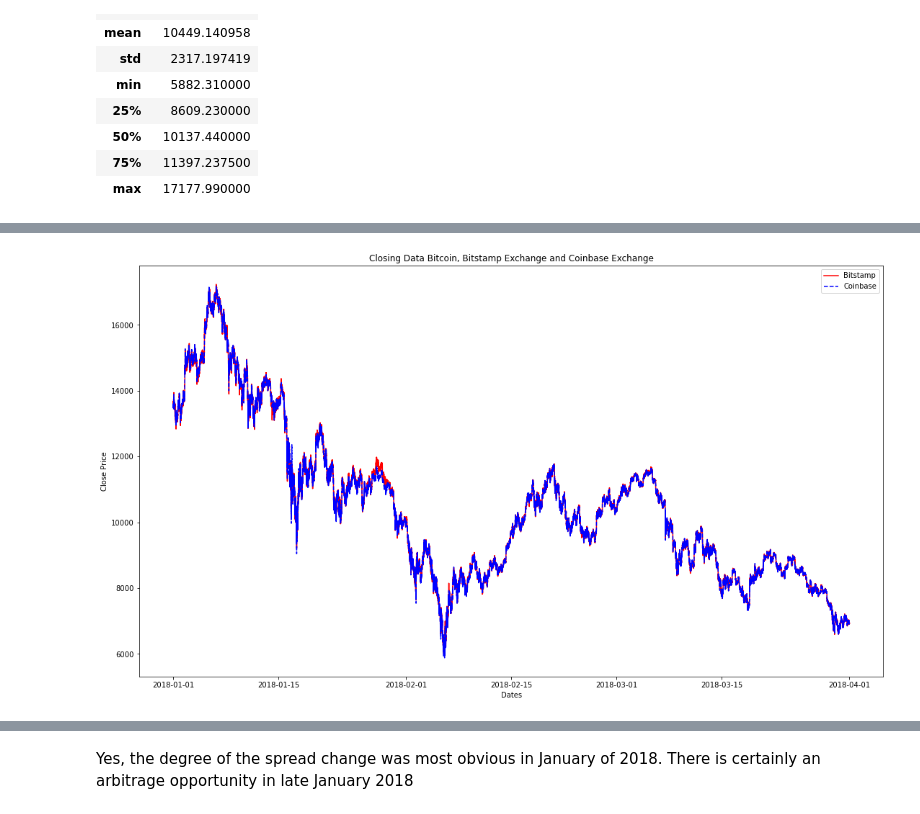
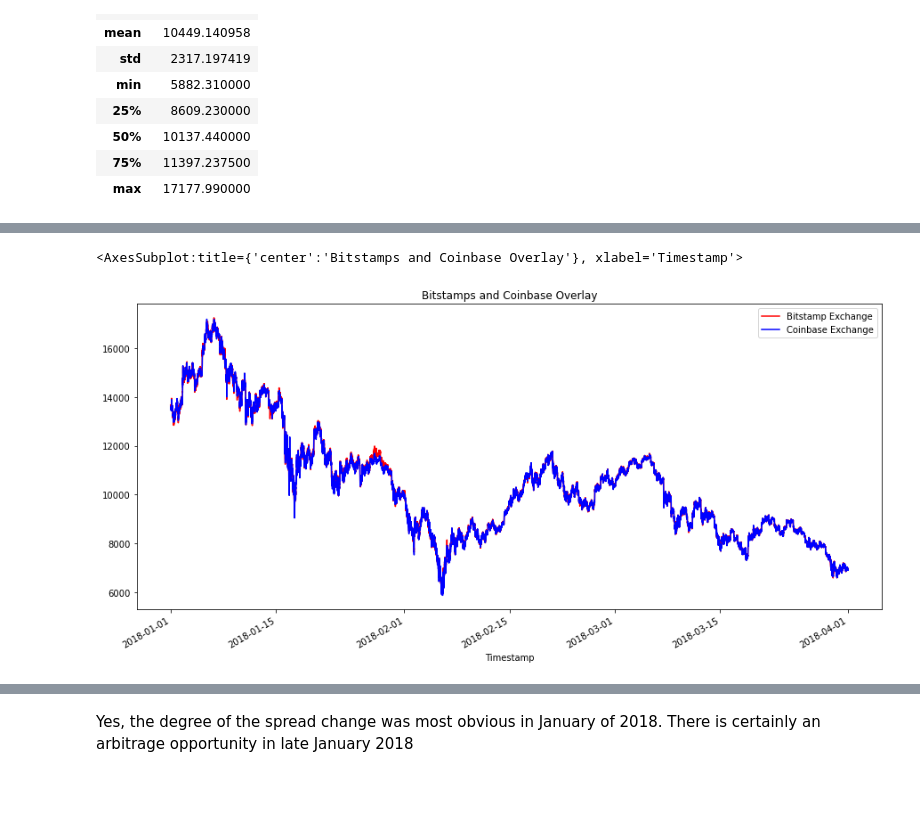
Before and after one commit to madhugirl/Crypto-Arbitrage-Opportunity, a Jupyter notebook: crypto_arbitrage.ipynb, the cells around one changed output, grey strips where cells are left out. Cells and saved outputs as stored; diff of their text form; code cells hidden in the pictures; blank space fills up the shorter version.

```diff
--- a/crypto_arbitrage.ipynb
+++ b/crypto_arbitrage.ipynb
@@ -357,18 +343,10 @@ plt.show()
 # %%
 # Overlay the visualizations for the bitstamp and coinbase DataFrames in one plot
 # The plot should visualize the prices over the full lenth of the dataset
 # Be sure to include the parameters: legend, figure size, title, and color and label
-fig,ax = plt.subplots(1)
 
-ax.set_title("Closing Data Bitcoin, Bitstamp Exchange and Coinbase Exchange")
-ax.plot(bitstamp_sliced.index, bitstamp_sliced["Close"], 'r', label="Bitstamp")
-ax.plot(coinbase_sliced.index, coinbase_sliced["Close"], 'b--', label="Coinbase")
-#ax.xticks(bitstamp_sliced.index, " ")
-ax.set_ylabel("Close Price")
-ax.set_xlabel("Dates")
-ax.legend()
-#ax.set_xticklabels([])
-fig.set_size_inches(18.5, 10.5)
-plt.show()
+bitstamp_sliced['Close'].plot(legend=True, figsize=(15, 7), title="Bitstamps and Coinbase Overlay", color="red", label="Bitstamp Exchange")
+coinbase_sliced['Close'].plot(legend=True, figsize=(15, 7), color="blue", label="Coinbase Exchange")
 # %% [output]
+<AxesSubplot:title={'center':'Bitstamps and Coinbase Overlay'}, xlabel='Timestamp'>
-[figure, old version]
+[figure, new version]
```
Also changed, not shown: parts of 61 cells of this notebook.
